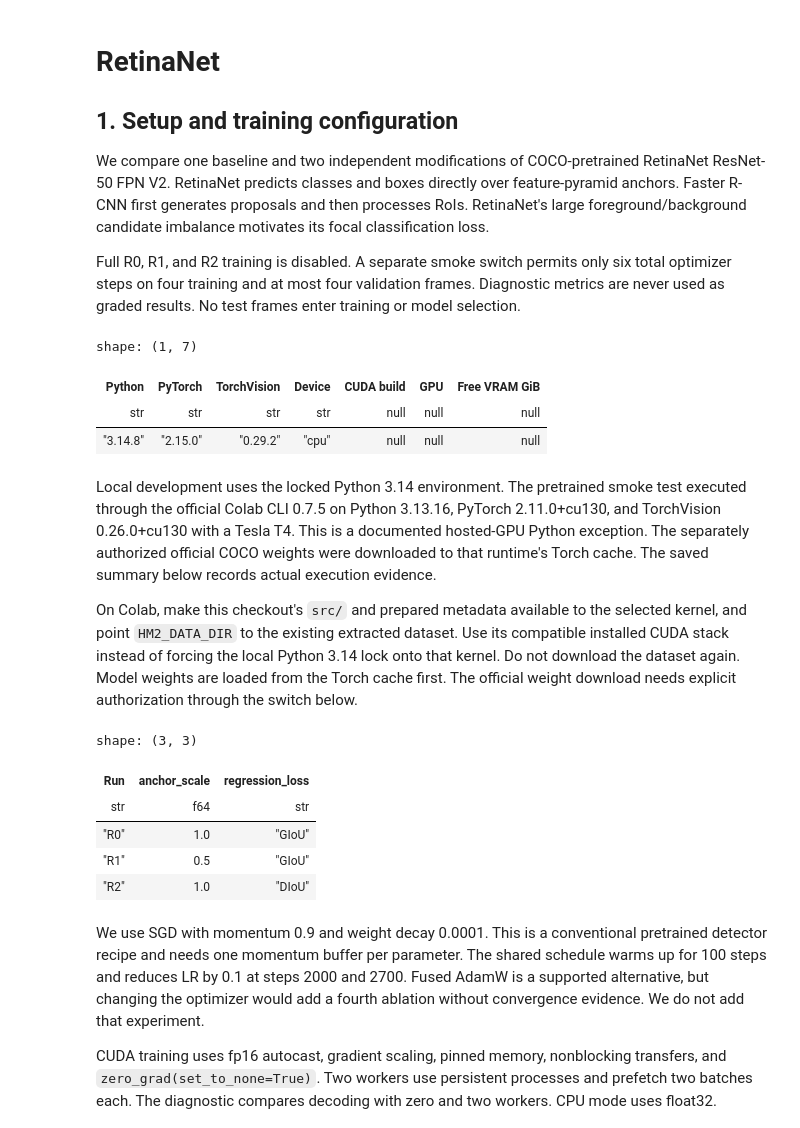
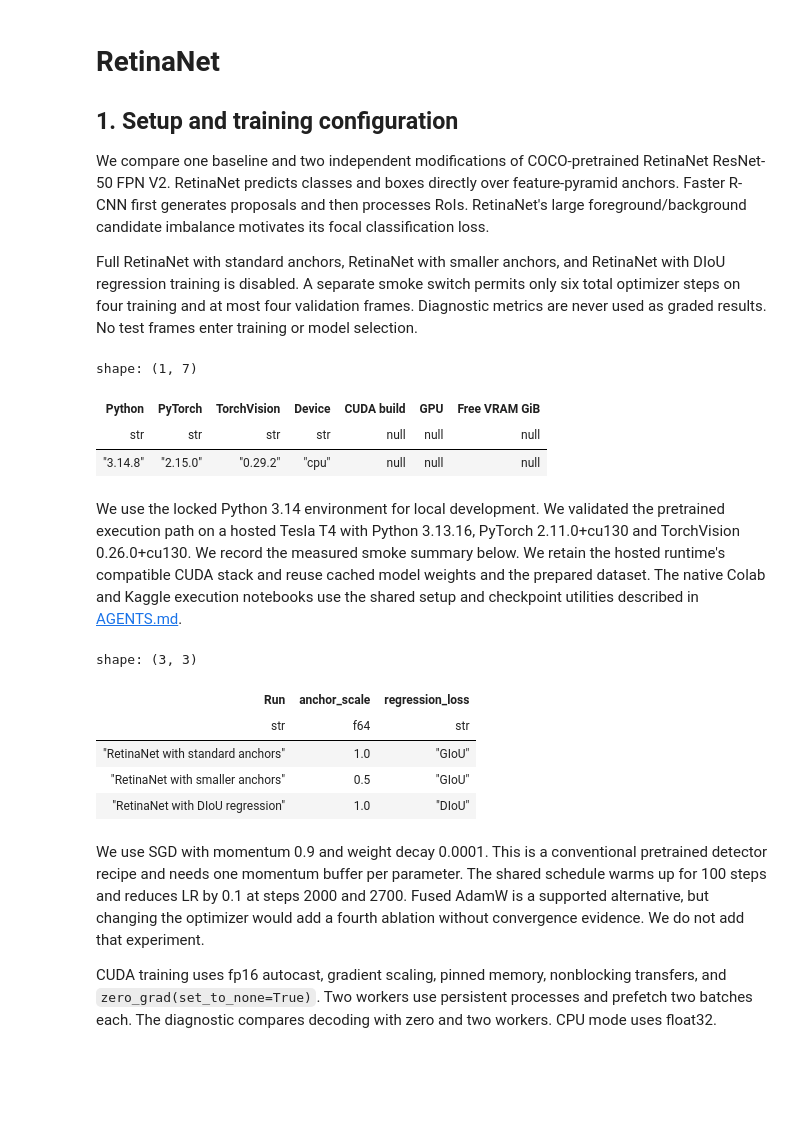
Before and after one commit to ke1rro/hm2, a Jupyter notebook: notebooks/02_retinanet.ipynb, the cells around one changed output. Cells and saved outputs as stored; diff of their text form; code cells hidden in the pictures; blank space fills up the shorter version.

Commit message:
feat: add retina experiments

```diff
--- a/notebooks/02_retinanet.ipynb
+++ b/notebooks/02_retinanet.ipynb
@@ -8,7 +8,7 @@ ResNet-50 FPN V2. RetinaNet predicts classes and boxes directly over feature-pyr
 anchors. Faster R-CNN first generates proposals and then processes RoIs. RetinaNet's
 large foreground/background candidate imbalance motivates its focal classification loss.
 
-Full R0, R1, and R2 training is disabled. A separate smoke switch permits only six total
+Full RetinaNet with standard anchors, RetinaNet with smaller anchors, and RetinaNet with DIoU regression training is disabled. A separate smoke switch permits only six total
 optimizer steps on four training and at most four validation frames. Diagnostic metrics
 are never used as graded results. No test frames enter training or model selection.
 # %%
@@ -74,55 +81,50 @@ shape: (1, 7)
 | str | str | str | str | null | null | null |
 | "3.14.8" | "2.15.0" | "0.29.2" | "cpu" | null | null | null |
 # %% [markdown]
-Local development uses the locked Python 3.14 environment. The pretrained smoke test
-executed through the official Colab CLI 0.7.5 on Python 3.13.16, PyTorch 2.11.0+cu130,
-and TorchVision 0.26.0+cu130 with a Tesla T4. This is a documented hosted-GPU Python
-exception. The separately authorized official COCO weights were downloaded to that
-runtime's Torch cache. The saved summary below records actual execution evidence.
-
-On Colab, make this checkout's `src/` and prepared metadata available to the selected
-kernel, and point `HM2_DATA_DIR` to the existing extracted dataset. Use its compatible
-installed CUDA stack instead of forcing the local Python 3.14 lock onto that kernel.
-Do not download the dataset again. Model weights are loaded from the Torch cache first.
-The official weight download needs explicit authorization through the switch below.
+We use the locked Python 3.14 environment for local development. We validated the
+pretrained execution path on a hosted Tesla T4 with Python 3.13.16, PyTorch
+2.11.0+cu130 and TorchVision 0.26.0+cu130. We record the measured smoke summary below.
+We retain the hosted runtime's compatible CUDA stack and reuse cached model weights
+and the prepared dataset. The native Colab and Kaggle execution notebooks use the
+shared setup and checkpoint utilities described in [AGENTS.md](../AGENTS.md#hosted-experiment-execution).
 # %%
 RUN_SMOKE_TEST = False
 RUN_RECIPE_TIMING = False
 RUN_GRADED_EXPERIMENTS = False
 ALLOW_WEIGHT_DOWNLOAD = False
 
 TRAINING = {
     "seed": 2026,
     "frame_stride": 8,
     "max_steps": 3000,
     "warmup_steps": 100,
     "learning_rate": 0.0025,
     "batch_size": 2,
     "num_workers": 2,
     "min_size": 640,
     "max_size": 1024,
     "flip_probability": 0.5,
 }
 SMOKE = {
     "steps_per_run": 2,
     "min_size": 320,
     "max_size": 512,
     "batch_size": 1,
     "num_workers": 2,
 }
 EXPERIMENTS = {
-    "R0": {"anchor_scale": 1.0, "regression_loss": "GIoU"},
-    "R1": {"anchor_scale": 0.5, "regression_loss": "GIoU"},
-    "R2": {"anchor_scale": 1.0, "regression_loss": "DIoU"},
+    "standard_anchors": {"anchor_scale": 1.0, "regression_loss": "GIoU"},
+    "smaller_anchors": {"anchor_scale": 0.5, "regression_loss": "GIoU"},
+    "diou_regression": {"anchor_scale": 1.0, "regression_loss": "DIoU"},
 }
-pl.from_dicts([{"Run": run, **settings} for run, settings in EXPERIMENTS.items()])
+pl.from_dicts([{"Run": experiment_label(run), **settings} for run, settings in EXPERIMENTS.items()])
 # %% [output]
 shape: (3, 3)
 | Run | anchor_scale | regression_loss |
 | str | f64 | str |
-| "R0" | 1.0 | "GIoU" |
-| "R1" | 0.5 | "GIoU" |
-| "R2" | 1.0 | "DIoU" |
+| "RetinaNet with standard anchors" | 1.0 | "GIoU" |
+| "RetinaNet with smaller anchors" | 0.5 | "GIoU" |
+| "RetinaNet with DIoU regression" | 1.0 | "DIoU" |
 # %% [markdown]
 We use SGD with momentum 0.9 and weight decay 0.0001. This is a conventional pretrained
 detector recipe and needs one momentum buffer per parameter. The shared schedule warms
```
Also changed, not shown: parts of 17 cells of this notebook, 31 other files.
